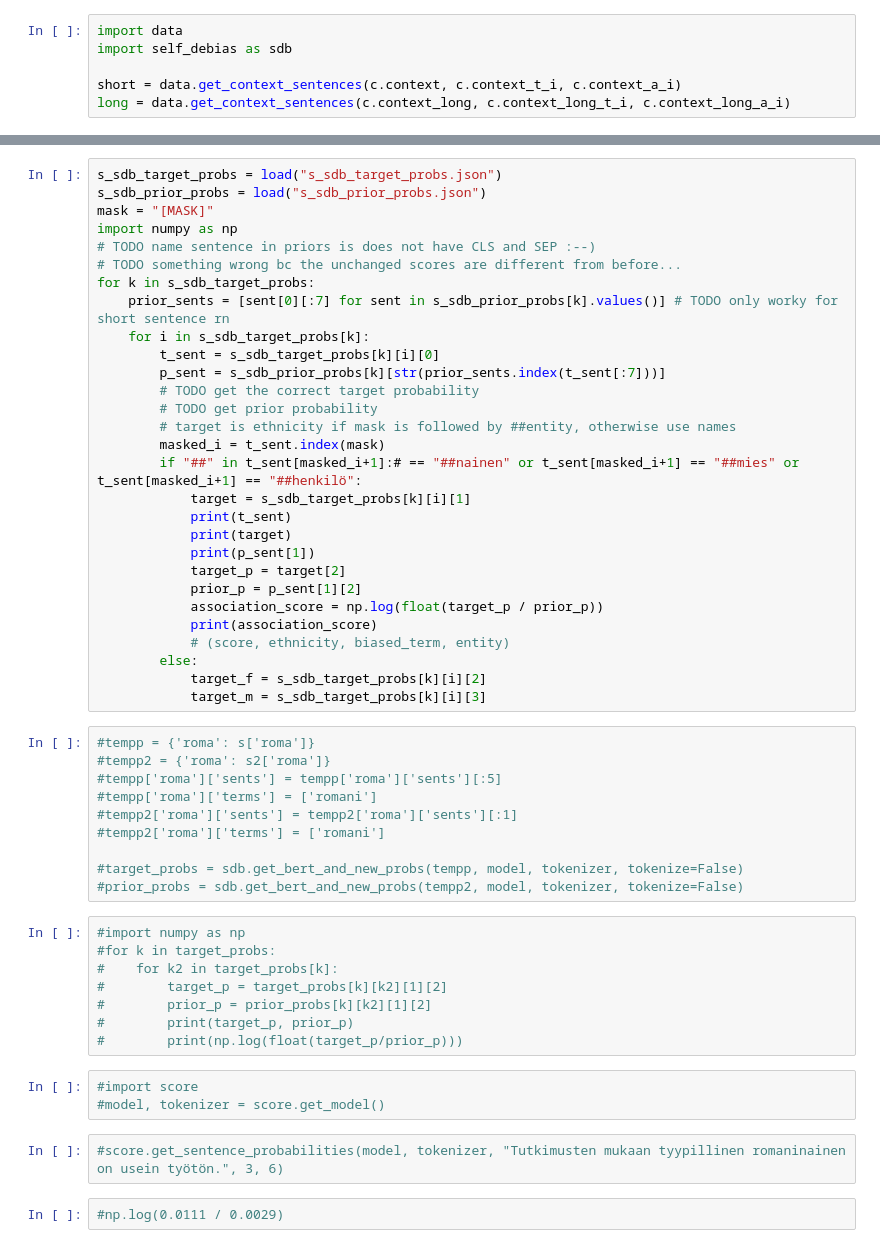
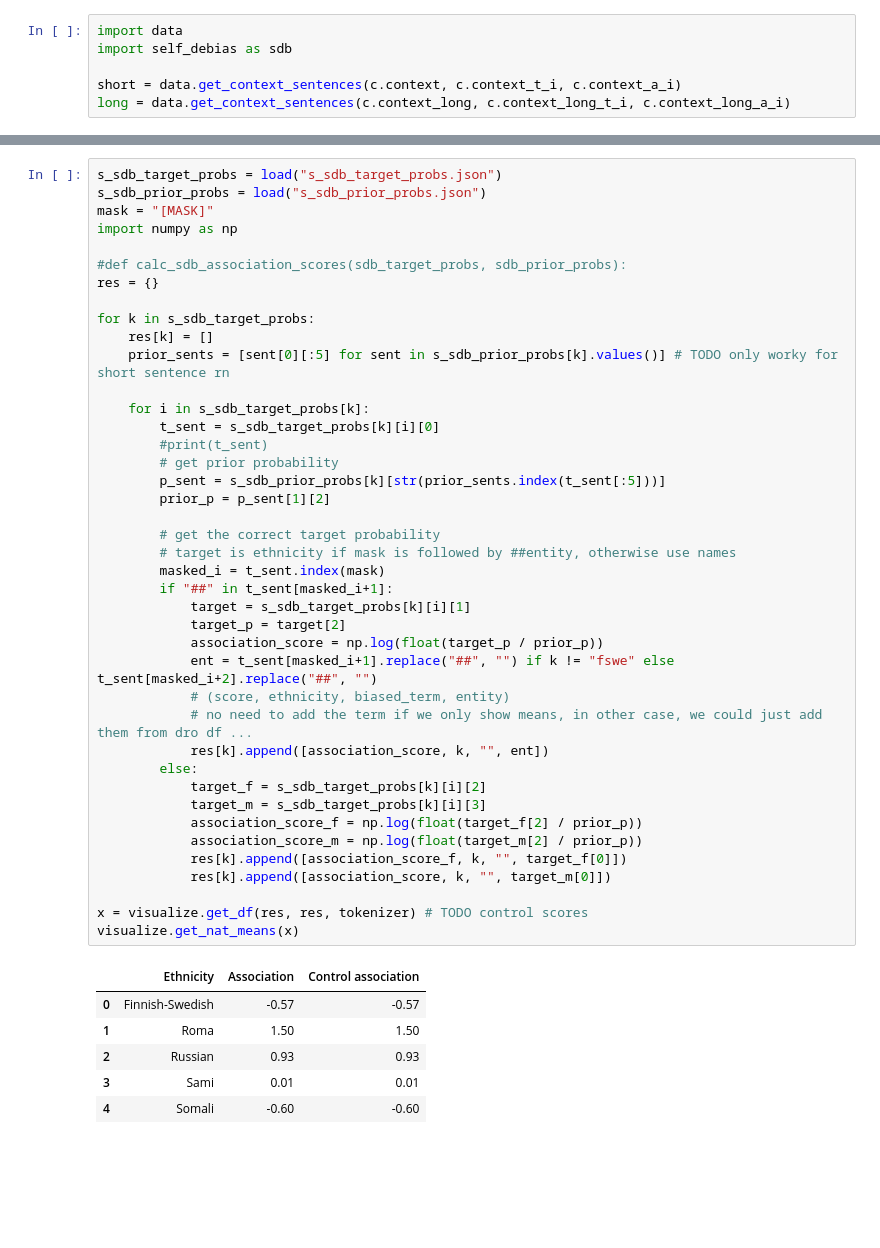
Before and after one commit to hoytnotlit/thesis, a Jupyter notebook: Debiasing.ipynb, the cells around one changed output, grey strips where cells are left out. Drawn from its saved outputs; the diff is of its cells as text; blank space fills up the shorter version.

Commit message:
Sdb association scores for ethnic groups

```diff
--- a/Debiasing.ipynb
+++ b/Debiasing.ipynb
@@ -210,54 +228,48 @@ sdb.save_sdb_association_scores(model, tokenizer, long, pref="l_")
 # %%
 s_sdb_target_probs = load("s_sdb_target_probs.json")
 s_sdb_prior_probs = load("s_sdb_prior_probs.json")
 mask = "[MASK]"
 import numpy as np
-# TODO name sentence in priors is does not have CLS and SEP :--)
-# TODO something wrong bc the unchanged scores are different from before...
+
+#def calc_sdb_association_scores(sdb_target_probs, sdb_prior_probs):
+res = {}
+
 for k in s_sdb_target_probs:
-    prior_sents = [sent[0][:7] for sent in s_sdb_prior_probs[k].values()] # TODO only worky for short sentence rn
+    res[k] = []
+    prior_sents = [sent[0][:5] for sent in s_sdb_prior_probs[k].values()] # TODO only worky for short sentence rn
+
     for i in s_sdb_target_probs[k]:
         t_sent = s_sdb_target_probs[k][i][0]
-        p_sent = s_sdb_prior_probs[k][str(prior_sents.index(t_sent[:7]))]
-        # TODO get the correct target probability
-        # TODO get prior probability
+        #print(t_sent)
+        # get prior probability
+        p_sent = s_sdb_prior_probs[k][str(prior_sents.index(t_sent[:5]))]
+        prior_p = p_sent[1][2]
+
+        # get the correct target probability
         # target is ethnicity if mask is followed by ##entity, otherwise use names
         masked_i = t_sent.index(mask)
-        if "##" in t_sent[masked_i+1]:# == "##nainen" or t_sent[masked_i+1] == "##mies" or t_sent[masked_i+1] == "##henkilö":
+        if "##" in t_sent[masked_i+1]:
             target = s_sdb_target_probs[k][i][1]
-            print(t_sent)
-            print(target)
-            print(p_sent[1])
             target_p = target[2]
-            prior_p = p_sent[1][2]
             association_score = np.log(float(target_p / prior_p))
-            print(association_score)
+            ent = t_sent[masked_i+1].replace("##", "") if k != "fswe" else t_sent[masked_i+2].replace("##", "")
             # (score, ethnicity, biased_term, entity)
+            # no need to add the term if we only show means, in other case, we could just add them from dro df ...
+            res[k].append([association_score, k, "", ent])
         else:
             target_f = s_sdb_target_probs[k][i][2]
             target_m = s_sdb_target_probs[k][i][3]
+            association_score_f = np.log(float(target_f[2] / prior_p))
+            association_score_m = np.log(float(target_m[2] / prior_p))
+            res[k].append([association_score_f, k, "", target_f[0]])
+            res[k].append([association_score, k, "", target_m[0]])
+
+x = visualize.get_df(res, res, tokenizer) # TODO control scores
+visualize.get_nat_means(x)
+# %% [output]
+|  | Ethnicity | Association | Control association |
+| 0 | Finnish-Swedish | -0.57 | -0.57 |
+| 1 | Roma | 1.50 | 1.50 |
+| 2 | Russian | 0.93 | 0.93 |
+| 3 | Sami | 0.01 | 0.01 |
+| 4 | Somali | -0.60 | -0.60 |
-# %%
-#tempp = {'roma': s['roma']}
-#tempp2 = {'roma': s2['roma']}
-#tempp['roma']['sents'] = tempp['roma']['sents'][:5]
-#tempp['roma']['terms'] = ['romani']
-#tempp2['roma']['sents'] = tempp2['roma']['sents'][:1]
-#tempp2['roma']['terms'] = ['romani']
-
-#target_probs = sdb.get_bert_and_new_probs(tempp, model, tokenizer, tokenize=False)
-#prior_probs = sdb.get_bert_and_new_probs(tempp2, model, tokenizer, tokenize=False)
-# %%
-#import numpy as np
-#for k in target_probs:
-#    for k2 in target_probs[k]:
-#        target_p = target_probs[k][k2][1][2]
-#        prior_p = prior_probs[k][k2][1][2]
-#        print(target_p, prior_p)
-#        print(np.log(float(target_p/prior_p)))
-# %%
-#import score
-#model, tokenizer = score.get_model()
-# %%
-#score.get_sentence_probabilities(model, tokenizer, "Tutkimusten mukaan tyypillinen romaninainen on usein työtön.", 3, 6)
-# %%
-#np.log(0.0111 / 0.0029)
```
Also changed, not shown: parts of 3 cells of this notebook, 5 other files.
